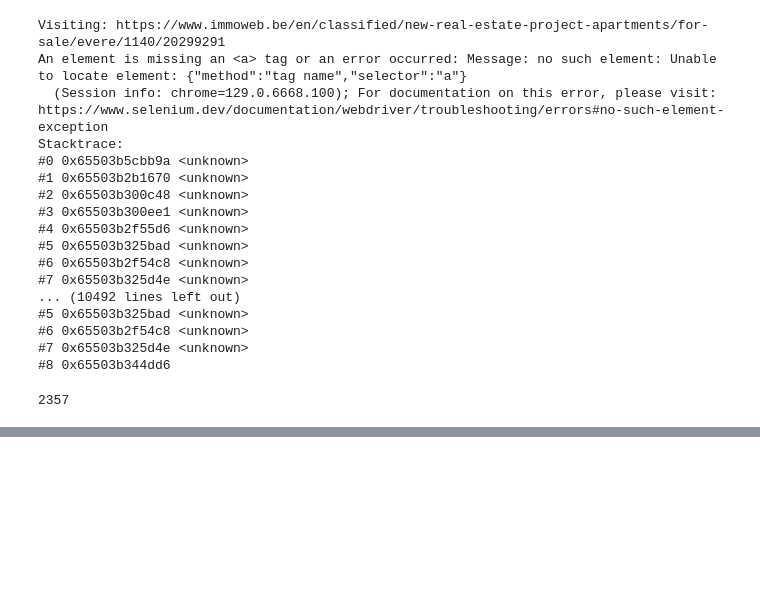
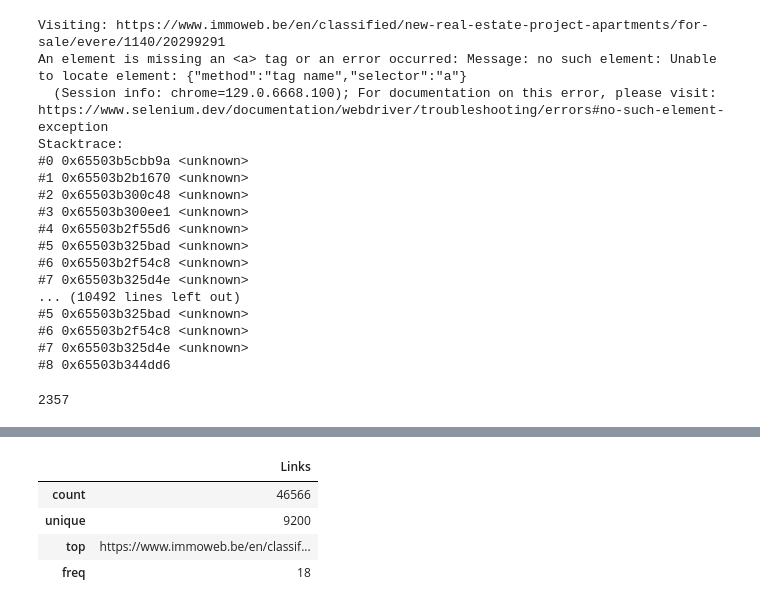
Before and after one commit to Mohammedhussingh/challenge-collecting-data, a Jupyter notebook: Links_extract.ipynb, the cells around one changed output, grey strips where cells are left out. Saved outputs shown, nothing was run; the diff lists cells and outputs as text; code cells hidden in the pictures; blank space fills up the shorter version.

```diff
--- a/Links_extract.ipynb
+++ b/Links_extract.ipynb
@@ -838,0 +953,18 @@ with open('new_project.txt', 'w') as file:
+# %%
+import pandas as pd
+
+# Open all the files and read their contents
+with open("Offices.txt", "r") as offices_file, open("Grages.txt", "r") as garages_file, open("Houses _appartments.txt", "r") as houses_file, open("Apartments.txt", "r") as apartments_file:
+    offices_links = offices_file.read().splitlines()
+    garages_links = garages_file.read().splitlines()
+    houses_links = houses_file.read().splitlines()
+    apartments_links = apartments_file.read().splitlines()  # Add Apartments.txt
+
+# Combine all the links into one list
+all_links = offices_links + garages_links + houses_links + apartments_links
+
+# Optional: Create a DataFrame from the combined list
+links_df = pd.DataFrame(all_links, columns=["Links"])
+
+# Display the DataFrame
+print(links_df)
@@ -838,0 +986,8 @@ with open('new_project.txt', 'w') as file:
+# %%
+links_df.describe()
+# %% [output]
+|  | Links |
+| count | 46566 |
+| unique | 9200 |
+| top | https://www.immoweb.be/en/classif... |
+| freq | 18 |
```
Also changed, not shown: parts of 30 cells of this notebook, 9 other files.
